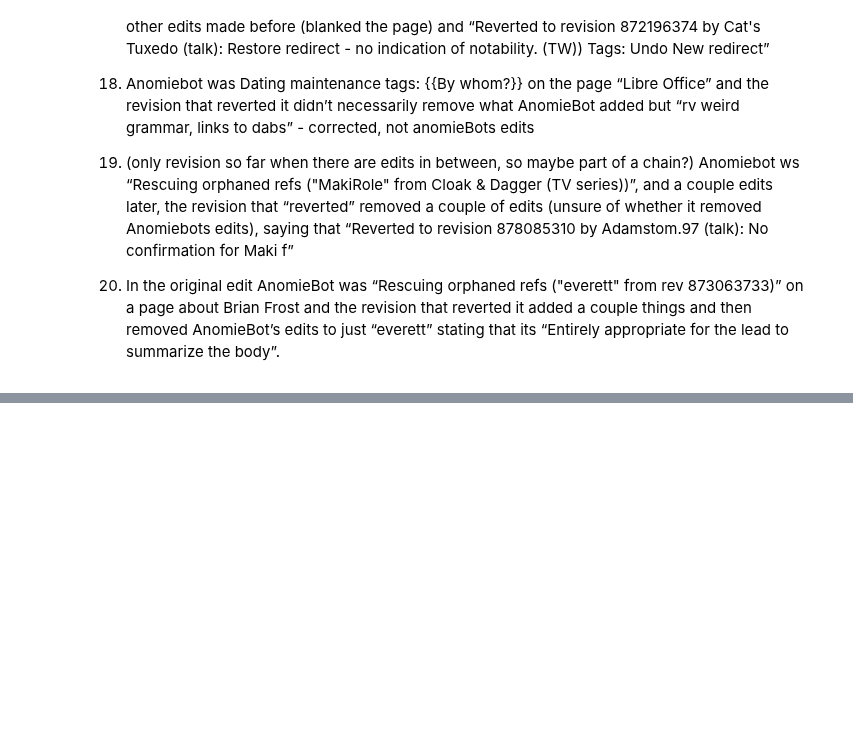
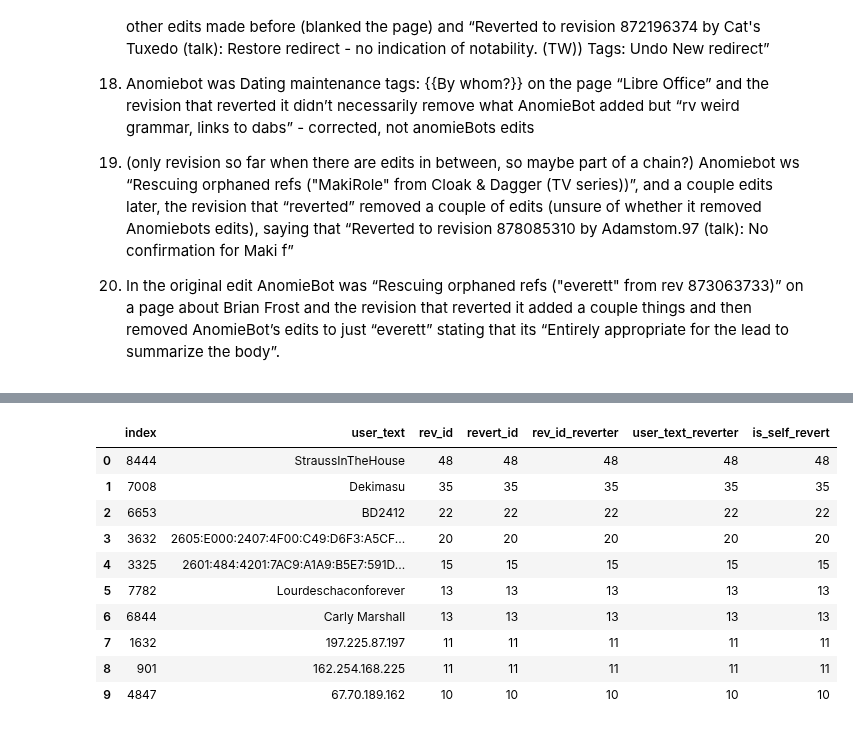
Before and after one commit to levon003/wiki-ores-feedback, a Jupyter notebook: reu2021/bot_reverts_namespace0.ipynb, the cells around one changed output, grey strips where cells are left out. Drawn from its saved outputs; the diff is of its cells as text; code cells hidden in the pictures; blank space fills up the shorter version.

```diff
--- a/reu2021/bot_reverts_namespace0.ipynb
+++ b/reu2021/bot_reverts_namespace0.ipynb
@@ -475,3 +475,21 @@ human_bot_reverts[human_bot_reverts.user_text == "AnomieBOT"].sample(n=20, rando
 18. (only revision so far when there are edits in between, so maybe part of a chain?) Anomiebot ws “Rescuing orphaned refs ("MakiRole" from Cloak & Dagger (TV series))”, and a couple edits later, the revision that “reverted” removed a couple of edits (unsure of whether it removed Anomiebots edits), saying that “Reverted to revision 878085310 by Adamstom.97 (talk): No confirmation for Maki f”
 
 19. In the original edit AnomieBot was “Rescuing orphaned refs ("everett" from rev 873063733)” on a page about Brian Frost and the revision that reverted it added a couple things and then removed AnomieBot’s edits to just “everett” stating that its “Entirely appropriate for the lead to summarize the body”.
+# %%
+# isolate data to only data from Jan1-Jan21, reverted w/in 24 hours, revisions by a human
+
+sdf = df[df.day<22]
+sdf_reverted = sdf[sdf.is_reverted] # w/o, still include 'none'
+sdf_reverted_in_day = sdf_reverted[sdf_reverted.seconds_to_revert.astype('str').astype('int')<86400]
+sdf1 = sdf_reverted_in_day[sdf_reverted_in_day.user_is_bot != True ]
+
+
+namespace0 = sdf1[sdf1.page_namespace == 0]
+
+sdf_another = df[df.user_is_bot]
+sdf_another = sdf_another[sdf_another.is_revert]
+
+sdf1 = namespace0.loc[namespace0.is_reverted, ["rev_id", "user_text", "revert_id"]]
+sdf1.revert_id = sdf1.revert_id.astype('int')
+
+sdf2 = sdf_another[["rev_id", 'user_text', "is_self_revert"]]
@@ -477,0 +522,15 @@ human_bot_reverts[human_bot_reverts.user_text == "AnomieBOT"].sample(n=20, rando
+# %%
+top_humans_revertedbybot = bot_human_reverts.groupby(["user_text"], as_index = False).count().sort_values("rev_id", ascending=False).reset_index().head(10)
+top_humans_revertedbybot
+# %% [output]
+|  | index | user_text | rev_id | revert_id | rev_id_reverter | user_text_reverter | is_self_revert |
+| 0 | 8444 | StraussInTheHouse | 48 | 48 | 48 | 48 | 48 |
+| 1 | 7008 | Dekimasu | 35 | 35 | 35 | 35 | 35 |
+| 2 | 6653 | BD2412 | 22 | 22 | 22 | 22 | 22 |
+| 3 | 3632 | 2605:E000:2407:4F00:C49:D6F3:A5CF... | 20 | 20 | 20 | 20 | 20 |
+| 4 | 3325 | 2601:484:4201:7AC9:A1A9:B5E7:591D... | 15 | 15 | 15 | 15 | 15 |
+| 5 | 7782 | Lourdeschaconforever | 13 | 13 | 13 | 13 | 13 |
+| 6 | 6844 | Carly Marshall | 13 | 13 | 13 | 13 | 13 |
+| 7 | 1632 | 197.225.87.197 | 11 | 11 | 11 | 11 | 11 |
+| 8 | 901 | 162.254.168.225 | 11 | 11 | 11 | 11 | 11 |
+| 9 | 4847 | 67.70.189.162 | 10 | 10 | 10 | 10 | 10 |
```
Also changed, not shown: parts of 4 cells of this notebook.
